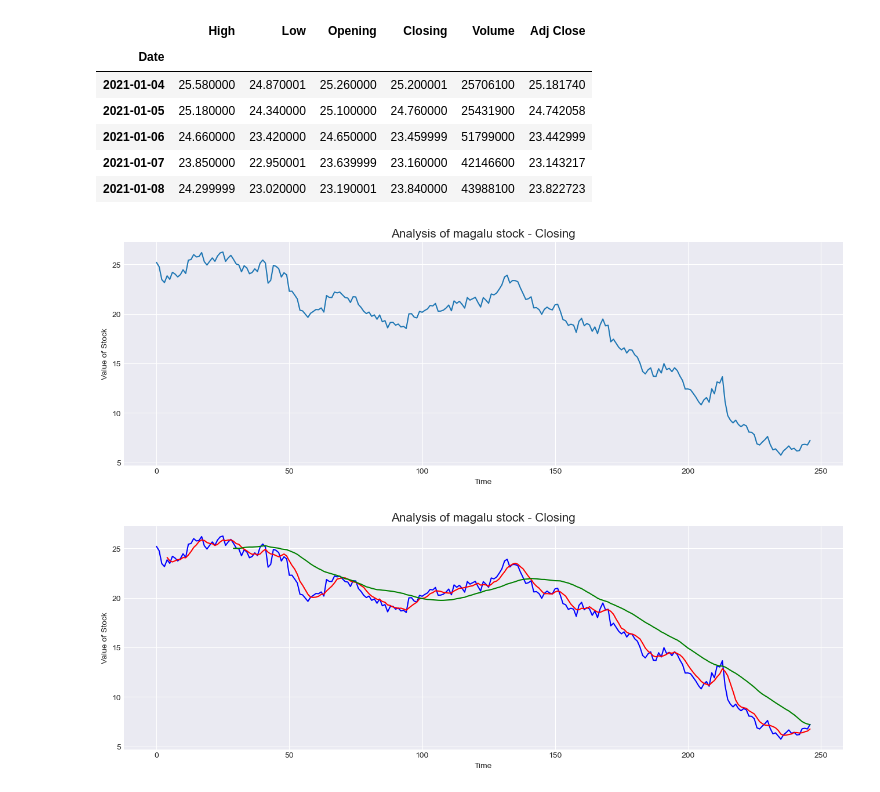
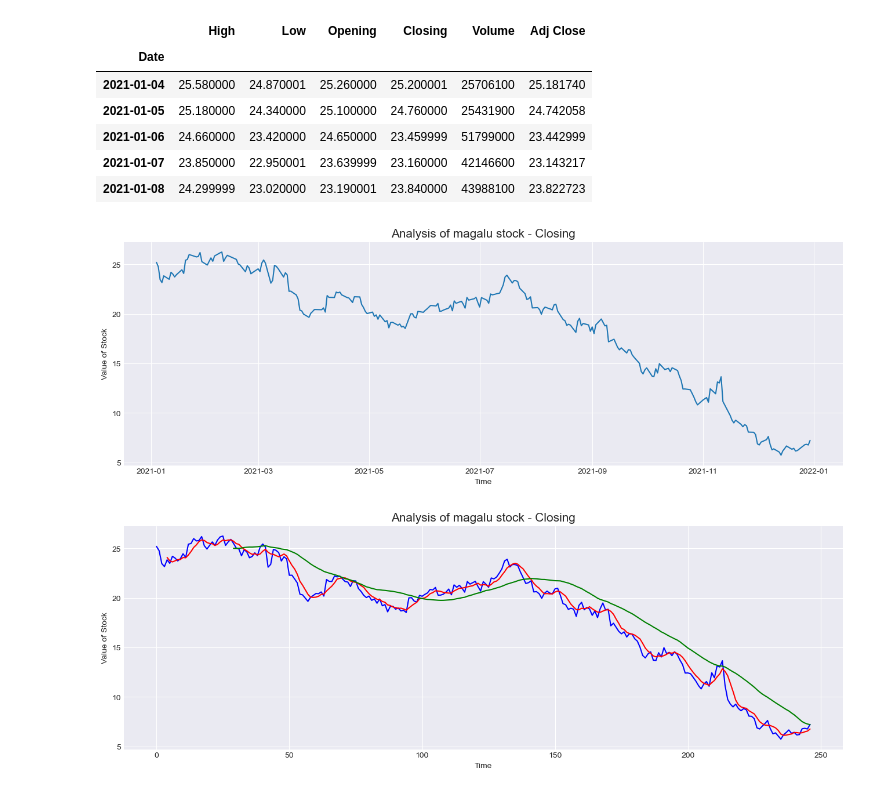
Before and after one commit to Henryk-Raskovisch/Magazine_Luiza_Stocks_Analysis, a Jupyter notebook: Finance-checkpoint.ipynb, the cells around one changed output. Saved outputs shown, nothing was run; the diff lists cells and outputs as text; code cells hidden in the pictures.

```diff
--- a/Finance-checkpoint.ipynb
+++ b/Finance-checkpoint.ipynb
@@ -77,13 +77,13 @@ data.head()
 # %%
 plt.style.use("seaborn-darkgrid")
 plt.figure( figsize = (16, 5) )
 plt.title("Analysis of magalu stock - Closing", fontsize = 15, loc="center")
-plt.plot( df.index, df["Closing"] )
+sns.lineplot( data = data, x = "Date", y = "Closing" )
 
 plt.xlabel("Time")
 plt.ylabel("Value of Stock");
 # %% [output]
-[figure, old version]
+[figure, new version]
 # %%
 moving_average_5 = df["Closing"].rolling(5).mean()
 moving_average_30 = df["Closing"].rolling(30).mean()
```
Also changed, not shown: parts of 2 cells of this notebook.
